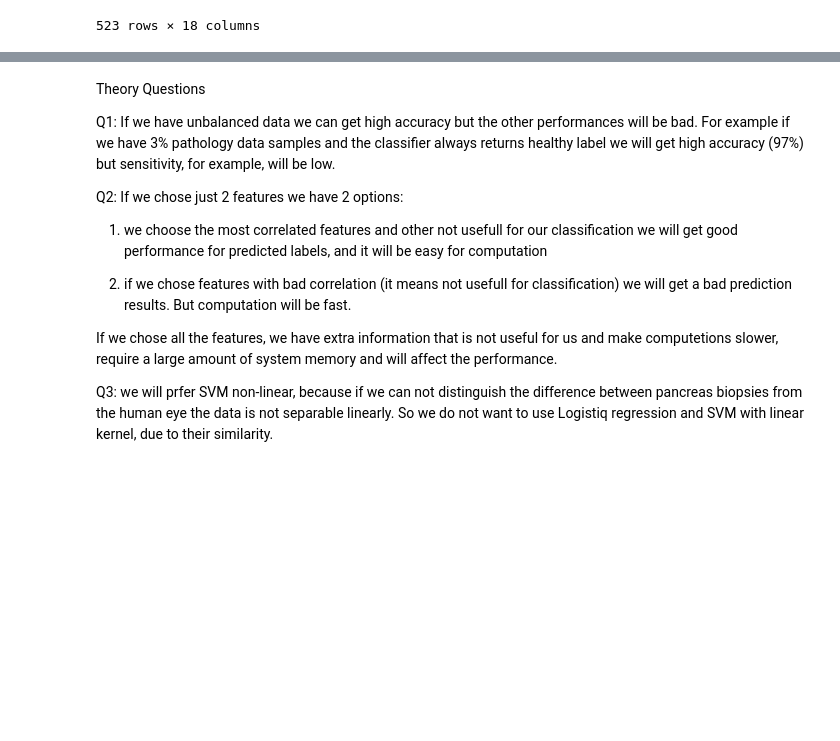
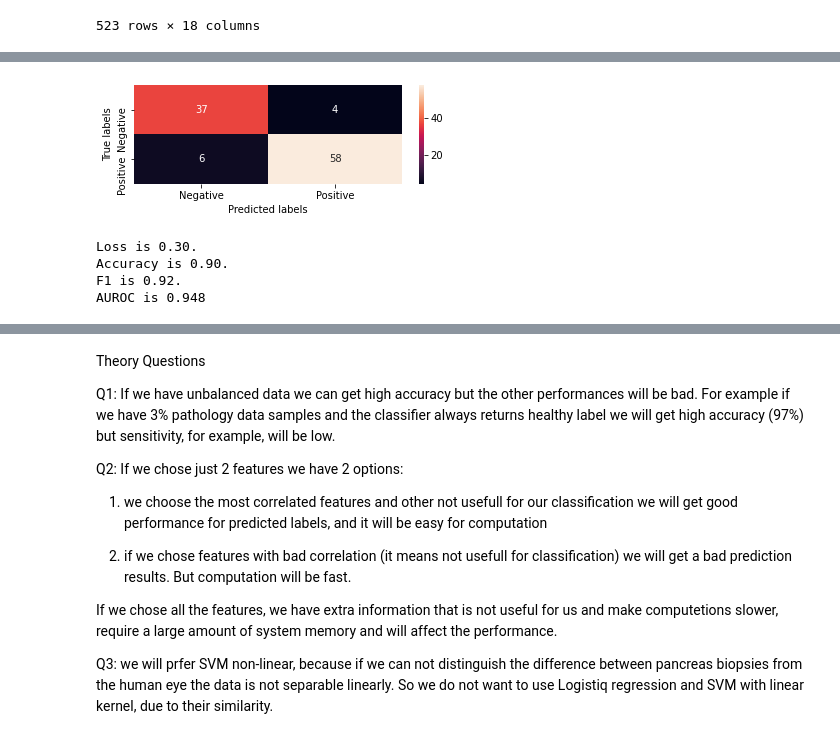
Before and after one commit to mlh-master/hw2_mlh-valeriia-adn-marina, a Jupyter notebook: HW2.ipynb, the cells around one changed output, grey strips where cells are left out. Cells and saved outputs as stored; diff of their text form; code cells hidden in the pictures; blank space fills up the shorter version.

```diff
--- a/HW2.ipynb
+++ b/HW2.ipynb
@@ -594,0 +278,7 @@ plt.show()
+# %%
+# C = [0.001, 0.01, 0.1, 1, 10, 100]
+C = [100]
+gamma = [100]
+# val_dict_linear_svm = f.cv_kfold_logreg(X_train,y_train,C=C,penalty=['-'],K=5)
+y_pred_svm_lin, svm_lin = f.cv_kfold_svm(X_train,y_train,C=C,K=5,gamma=gamma,flag = 'linear')
+best_svm_lin = svm_lin.best_estimator_
@@ -594,0 +324,17 @@ plt.show()
+# %%
+y_pred_svm_lin_best =  best_svm_lin.predict(X_test)
+y_pred_proba_svm_lin_best = best_svm_lin.predict_proba(X_test)
+cnf_matrix = metrics.confusion_matrix(y_test, y_pred_svm_lin_best)
+ax1 = plt.subplot(211)
+sns.heatmap(cnf_matrix, annot=True, xticklabels=['Negative','Positive'], yticklabels=['Negative','Positive'])
+ax1.set(ylabel='True labels', xlabel='Predicted labels')
+plt.show()
+# %% [output]
+[figure, added]
+# %%
+f.calc_stat(X_test,y_test,best_svm_lin)
+# %% [output]
+Loss is 0.30.
+Accuracy is 0.90.
+F1 is 0.92.
+AUROC is 0.948
```
Also changed, not shown: parts of 46 cells of this notebook, 1 other file.
